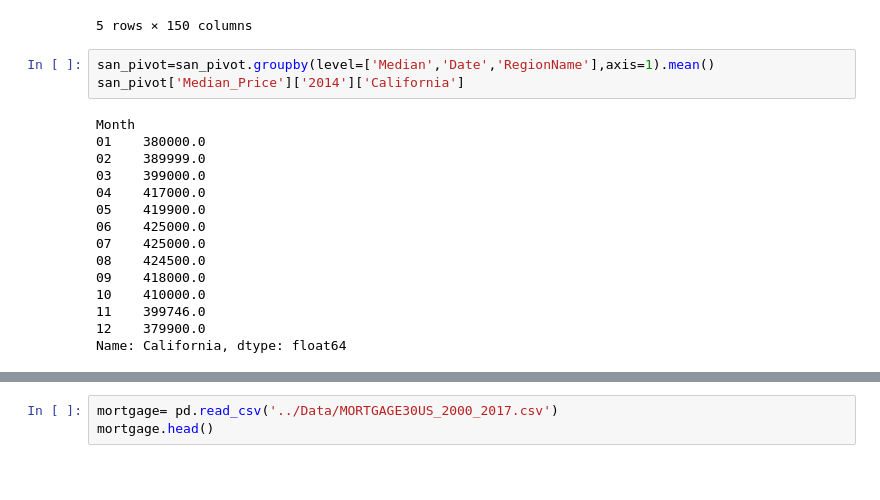
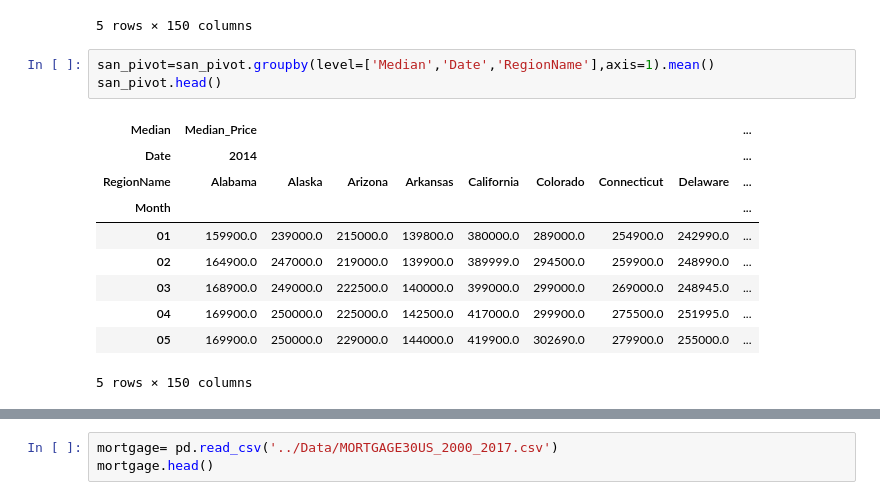
Before and after one commit to swetha4444/Analysing-Factors-affecting-House-Prices-in-the-US, a Jupyter notebook: notebooks/mortage.ipynb, the cells around one changed output, grey strips where cells are left out. Cells and saved outputs as stored; diff of their text form; blank space fills up the shorter version.

```diff
--- a/notebooks/mortage.ipynb
+++ b/notebooks/mortage.ipynb
@@ -61,19 +70,15 @@ san_pivot.head()
 5 rows × 150 columns
 # %%
 san_pivot=san_pivot.groupby(level=['Median','Date','RegionName'],axis=1).mean()
-san_pivot['Median_Price']['2014']['California']
+san_pivot.head()
 # %% [output]
+| Median | Median_Price |  |  |  |  |  |  |  | ... |
+| Date | 2014 |  |  |  |  |  |  |  | ... |
+| RegionName | Alabama | Alaska | Arizona | Arkansas | California | Colorado | Connecticut | Delaware | ... |
+| Month |  |  |  |  |  |  |  |  | ... |
+| 01 | 159900.0 | 239000.0 | 215000.0 | 139800.0 | 380000.0 | 289000.0 | 254900.0 | 242990.0 | ... |
+| 02 | 164900.0 | 247000.0 | 219000.0 | 139900.0 | 389999.0 | 294500.0 | 259900.0 | 248990.0 | ... |
+| 03 | 168900.0 | 249000.0 | 222500.0 | 140000.0 | 399000.0 | 299000.0 | 269000.0 | 248945.0 | ... |
+| 04 | 169900.0 | 250000.0 | 225000.0 | 142500.0 | 417000.0 | 299900.0 | 275500.0 | 251995.0 | ... |
+| 05 | 169900.0 | 250000.0 | 229000.0 | 144000.0 | 419900.0 | 302690.0 | 279900.0 | 255000.0 | ... |
-Month
-01    380000.0
-02    389999.0
-03    399000.0
-04    417000.0
-05    419900.0
-06    425000.0
-07    425000.0
-08    424500.0
-09    418000.0
-10    410000.0
-11    399746.0
-12    379900.0
-Name: California, dtype: float64
+5 rows × 150 columns
```
Also changed, not shown: parts of 15 cells of this notebook.
